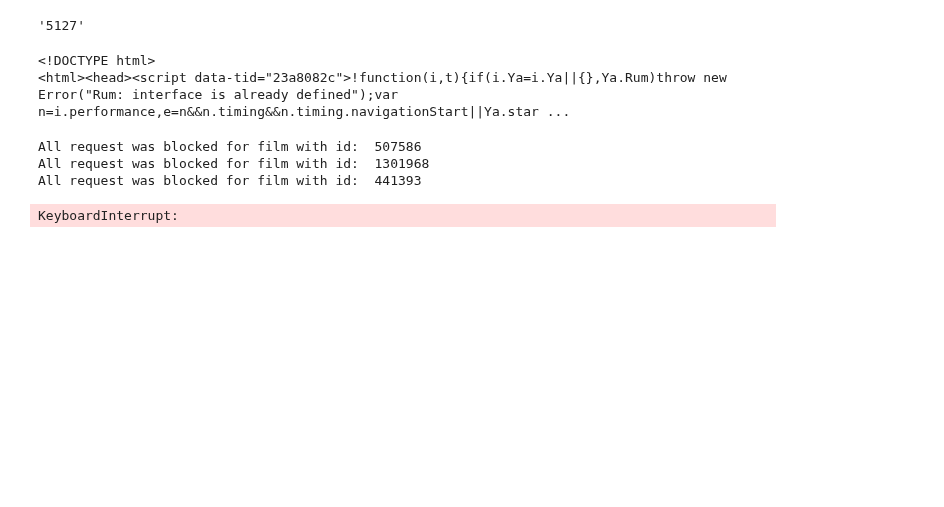
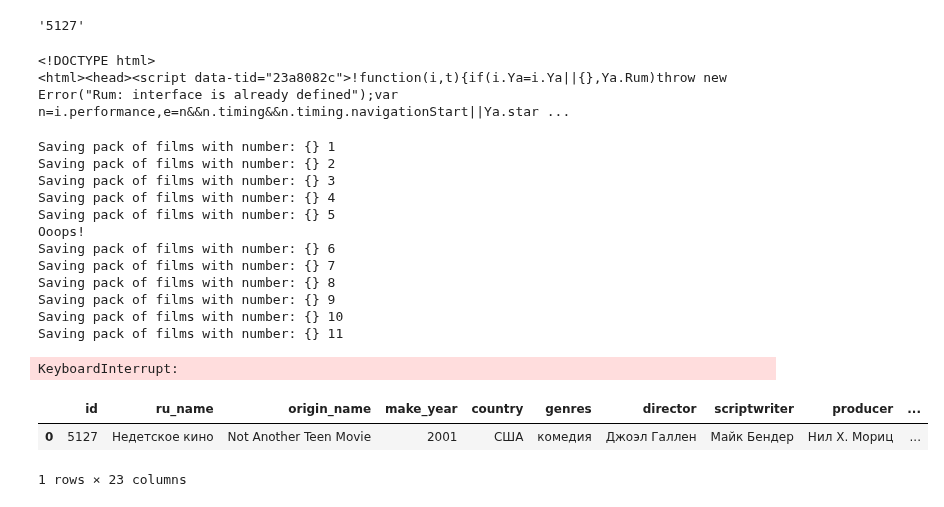
Before and after one commit to TefloniusMonk/intro, a Jupyter notebook: notebooks/parser.ipynb, the cells around one changed output. Drawn from its saved outputs; the diff is of its cells as text; code cells hidden in the pictures; blank space fills up the shorter version.

Commit message:
Added soup parser

```diff
--- a/notebooks/parser.ipynb
+++ b/notebooks/parser.ipynb
@@ -115,6 +127,11 @@ film_ids[0:10:1][0]
 # %%
 def get_film_link(id):
     return 'http://kinopoisk.ru/film/{}'.format(id)
+# %%
+file_path = '/home/mikhail/PycharmProjects/intro/models/fileids.pickle'
+
+with open(file_path, 'rb') as f:
+    film_ids = pickle.load(f)
 # %%
 get_soup(get_film_link(film_ids[0]), agent = UserAgent().random)
 # %% [output]
@@ -128,31 +150,31 @@ def save_films(films, num_of_iter):
 # %%
-import itertools
-
 film_soups = []
 not_received = []
-count = itertools.count(1)
+count = itertools.count(32)
 dump_start = 0
-dump_freq = 250
+dump_freq = 500
 
-for film_id in tqdm_notebook(film_ids):
-    time.sleep(randrange(1))
-    film_soup = get_soup(get_film_link(film_id), agent = UserAgent().random)
-    if 'captcha' in str(film_soup):
-        for j in range(3):
-            time.sleep(randrange(1))
-            film_soup = get_soup(get_link(page=i), agent = UserAgent().random)
-    if 'captcha' in str(film_soup):
-        not_received.append(film_id)
-        film_soup = None
-        print("All request was blocked for film with id: ", film_id)
-        time.sleep(randrange(5))
-    film_soups.append(film_soup)
-    current_iter = next(count)
-    if  current_iter % dump_freq == 0:
-        print("Saving pack of films with number: {}", current_iter // dump_freq)
-        save_films(film_soups[dump_start:], current_iter // dump_freq)
+for film_id in tqdm_notebook(film_ids[15500:]):
+    try:
+        time.sleep(1)
+        film_soup = get_soup(get_film_link(film_id), agent = UserAgent().random)
+        film_soups.append(film_soup)
+        current_iter = next(count)
+        if  current_iter % dump_freq == 0:
+            print("Saving pack of films with number: {}", current_iter // dump_freq)
+            save_films(film_soups[dump_start:], current_iter // dump_freq)
+    except:
+        print("Ooops!")
 # %% [output]
-All request was blocked for film with id:  507586
-All request was blocked for film with id:  1301968
-All request was blocked for film with id:  441393
+Saving pack of films with number: {} 1
+Saving pack of films with number: {} 2
+Saving pack of films with number: {} 3
+Saving pack of films with number: {} 4
+Saving pack of films with number: {} 5
+Ooops!
+Saving pack of films with number: {} 6
+Saving pack of films with number: {} 7
+Saving pack of films with number: {} 8
+Saving pack of films with number: {} 9
+Saving pack of films with number: {} 10
+Saving pack of films with number: {} 11
-KeyboardInterrupt:
@@ -158,0 +183,7 @@ KeyboardInterrupt:
+# %%
+films = []
+for i in tqdm_notebook(range(32)):
+    films.extend(film for film in get_films(i) if 'captcha' not in str(film))
+films = len([x for x in film_soups if 'captcha' not in str(x)])
+# %% [output]
+KeyboardInterrupt:
@@ -158,0 +240,6 @@ KeyboardInterrupt:
+# %%
+pd.DataFrame([parse(soup)])
+# %% [output]
+|  | id | ru_name | origin_name | make_year | country | genres | director | scriptwriter | producer | ... |
+| 0 | 5127 | Недетское кино | Not Another Teen Movie | 2001 | США | комедия | Джоэл Галлен | Майк Бендер | Нил Х. Мориц | ... |
+1 rows × 23 columns
```
Also changed, not shown: parts of 11 cells of this notebook.
